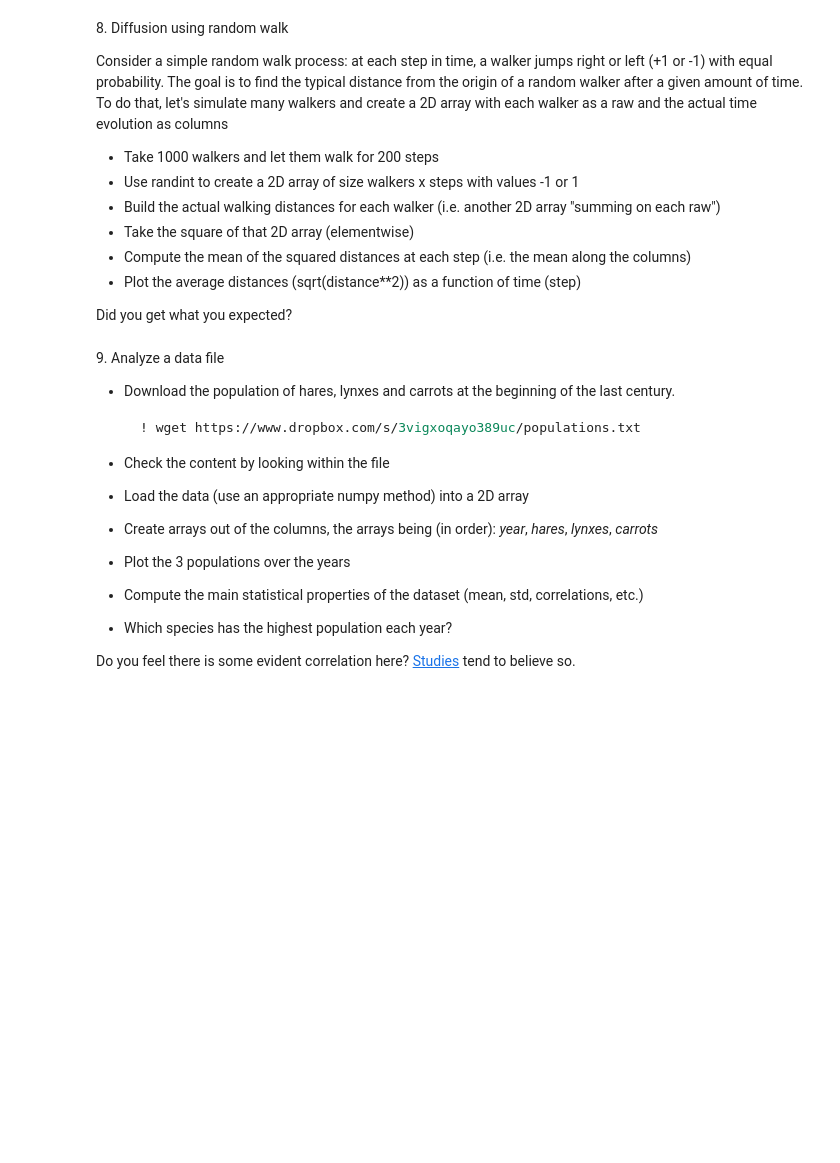
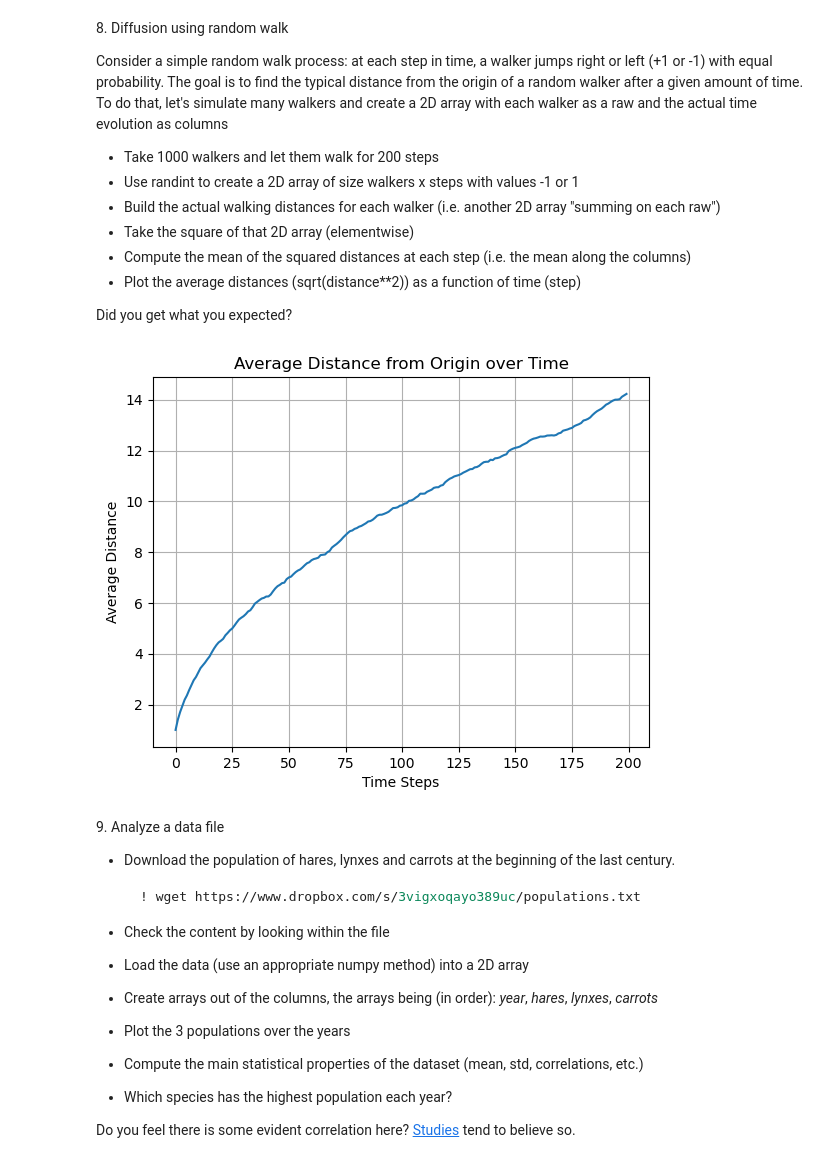
Before and after one commit to EugeniaBoccanera/LaboratoryOfComputationalPhysics_Y6, a Jupyter notebook: 04ex_Numpy.ipynb, the cells around one changed output. Drawn from its saved outputs; the diff is of its cells as text; code cells hidden in the pictures; blank space fills up the shorter version.

```diff
--- a/04ex_Numpy.ipynb
+++ b/04ex_Numpy.ipynb
@@ -220,6 +294,26 @@ To do that, let's simulate many walkers and create a 2D array with each walker a
   * Plot the average distances (sqrt(distance\*\*2)) as a function of time (step)
 
 Did you get what you expected?
+# %%
+walkers= 1000
+steps= 200
+random_steps = np.random.choice([-1, 1], size= (walkers, steps))  # 2D array of random -1, 1 steps fro each walker
+distances= np.cumsum( random_steps, axis = 1)  # compute the cumulative sum of steps along each walker ( distance from origin)
+squared_distances = distances **2
+mean_squared_distances = np.mean(squared_distances, axis = 0)
+average_distances =np.sqrt(mean_squared_distances)
+time_steps= np.arange(steps)
+
+plt.plot(time_steps, average_distances)
+plt.xlabel("Time Steps")
+plt.ylabel("Average Distance")
+plt.title("Average Distance from Origin over Time")
+plt.grid(True)
+
+# Show the plot
+plt.show()
+# %% [output]
+[figure, added]
 # %% [markdown]
 9\. Analyze a data file
   * Download the population of hares, lynxes and carrots at the beginning of the last century.
```
Also changed, not shown: parts of 5 cells of this notebook.
